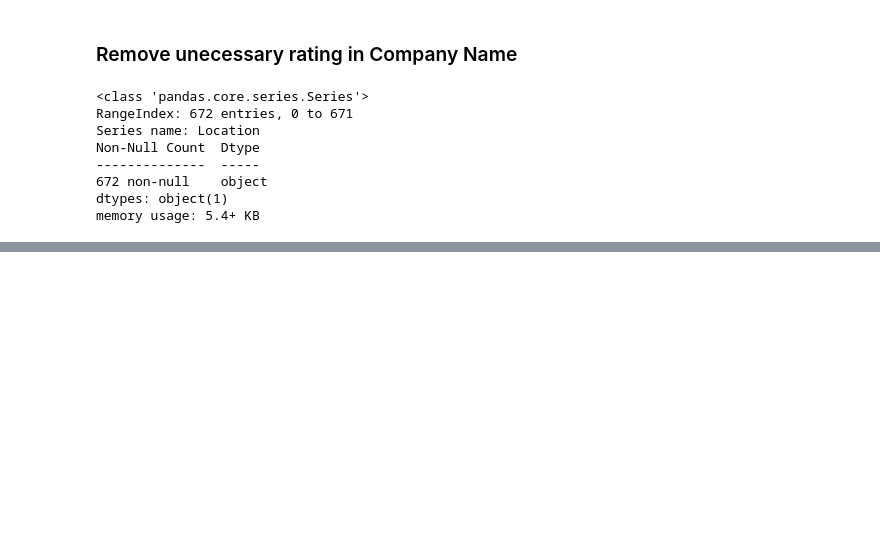
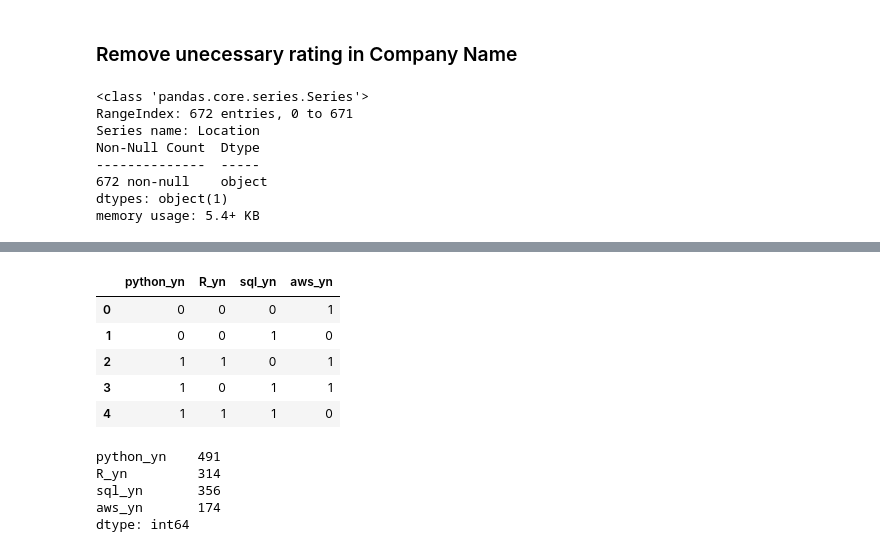
Before and after one commit to Kinosaur/data-cleaning-eda-portfolio, a Jupyter notebook: data_science_jobs/kino/cleaning_eda.ipynb, the cells around one changed output, grey strips where cells are left out. Saved outputs shown, nothing was run; the diff lists cells and outputs as text; code cells hidden in the pictures; blank space fills up the shorter version.

```diff
--- a/data_science_jobs/kino/cleaning_eda.ipynb
+++ b/data_science_jobs/kino/cleaning_eda.ipynb
@@ -88,0 +96,4 @@ df.head()
+# %%
+df["job_state"] = df["Location"].apply(
+    lambda x: x.split(",")[-1].strip() if "," in x else None
+)
@@ -88,0 +157,9 @@ df.head()
+# %%
+import datetime
+current_year = datetime.datetime.now().year
+
+# Calculate age. If 'Founded' is NaN, 'age' will be NaN automatically.
+df['company_age'] = current_year - df['Founded']
+
+# Check strictly positive ages
+df['company_age'].describe()
@@ -88,0 +176,6 @@ df.head()
+# %%
+# If the value is '-1', they have 0 competitors listed.
+# Otherwise, count the commas and add 1 (e.g., "A, B" = 1 comma + 1 = 2 items)
+df['num_competitors'] = df['Competitors'].apply(lambda x: 0 if str(x) == '-1' else len(x.split(',')))
+
+print(df['num_competitors'].value_counts())
@@ -88,0 +266,52 @@ df.head()
+# %%
+# Create columns for the Top 10 Skills
+# Note: For 'R', we use your regex logic to be safe. For others, simple string matching is fine.
+
+# 1. Python
+df['python_yn'] = df['Job Description'].apply(lambda x: 1 if 'python' in x.lower() else 0)
+
+# 2. R (Using regex to catch "R" but avoid "R&D" or "Reader")
+import re
+df['R_yn'] = df['Job Description'].apply(lambda x: 1 if re.search(r'\br\b', str(x).lower()) else 0)
+
+# 3. SQL
+df['sql_yn'] = df['Job Description'].apply(lambda x: 1 if 'sql' in x.lower() else 0)
+
+# 4. Spark
+df['spark_yn'] = df['Job Description'].apply(lambda x: 1 if 'spark' in x.lower() else 0)
+
+# 5. AWS
+df['aws_yn'] = df['Job Description'].apply(lambda x: 1 if 'aws' in x.lower() else 0)
+
+# 6. Java
+df['java_yn'] = df['Job Description'].apply(lambda x: 1 if 'java' in x.lower() else 0)
+
+# 7. Hadoop
+df['hadoop_yn'] = df['Job Description'].apply(lambda x: 1 if 'hadoop' in x.lower() else 0)
+
+# 8. Tableau
+df['tableau_yn'] = df['Job Description'].apply(lambda x: 1 if 'tableau' in x.lower() else 0)
+
+# 9. TensorFlow
+df['tensorflow_yn'] = df['Job Description'].apply(lambda x: 1 if 'tensorflow' in x.lower() else 0)
+
+# 10. Scala
+df['scala_yn'] = df['Job Description'].apply(lambda x: 1 if 'scala' in x.lower() else 0)
+
+# Check the first few rows to see the new columns
+df[['python_yn', 'R_yn', 'sql_yn', 'aws_yn']].head()
+# %% [output]
+|  | python_yn | R_yn | sql_yn | aws_yn |
+| 0 | 0 | 0 | 0 | 1 |
+| 1 | 0 | 0 | 1 | 0 |
+| 2 | 1 | 1 | 0 | 1 |
+| 3 | 1 | 0 | 1 | 1 |
+| 4 | 1 | 1 | 1 | 0 |
+# %%
+df[['python_yn', 'R_yn', 'sql_yn', 'aws_yn']].sum()
+# %% [output]
+python_yn    491
+R_yn         314
+sql_yn       356
+aws_yn       174
+dtype: int64
```
Also changed, not shown: parts of 11 cells of this notebook.
